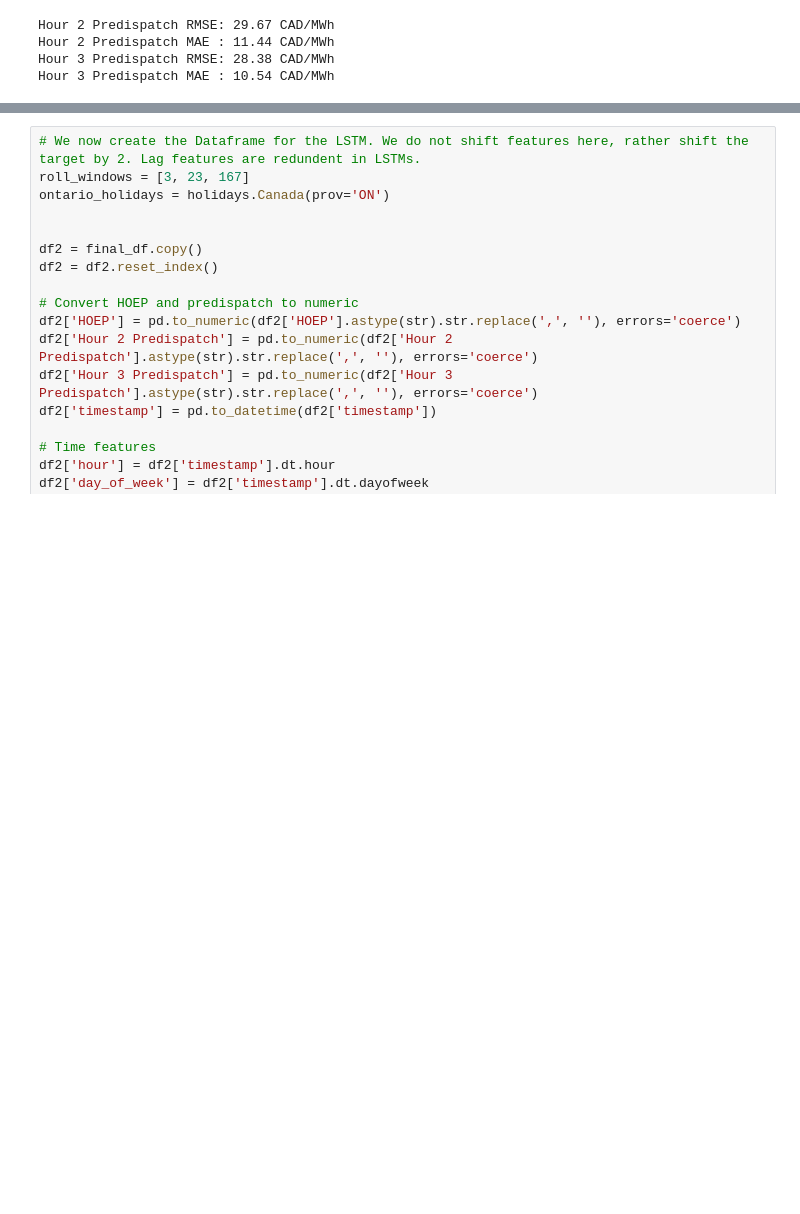
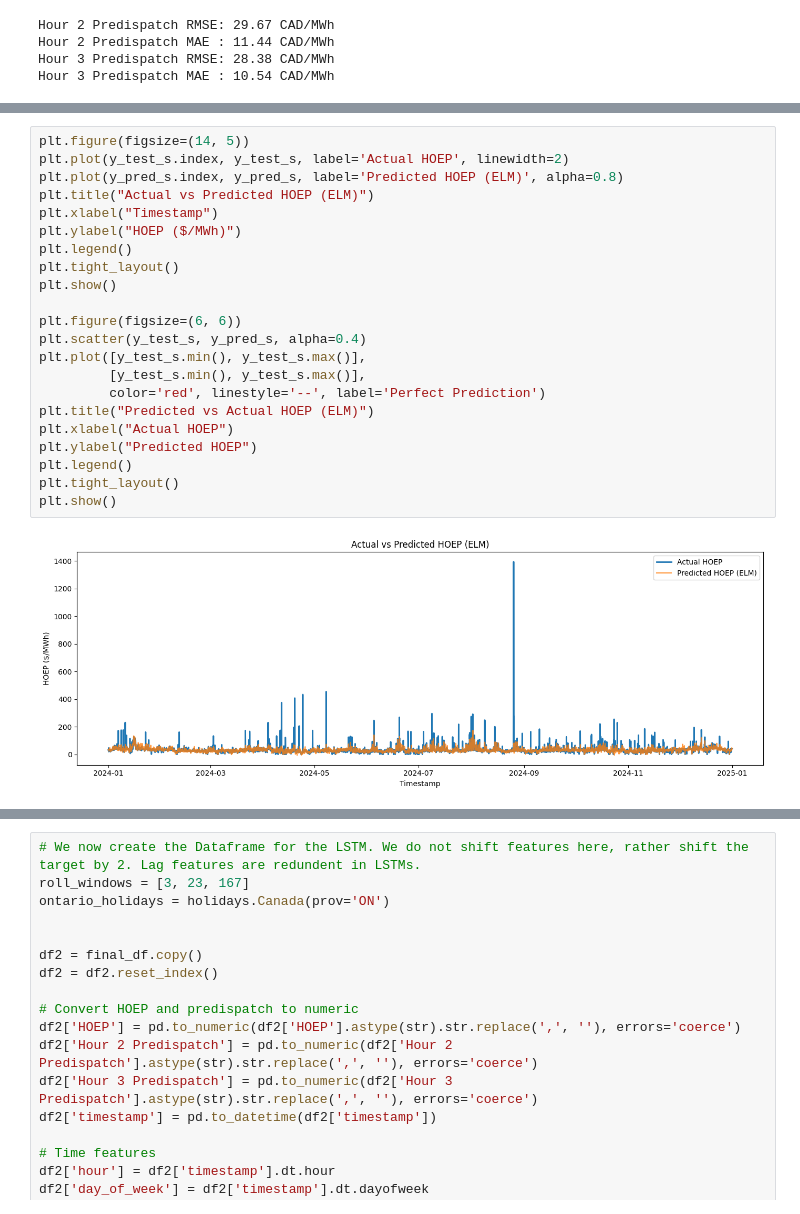
Before and after one commit to MusaE5/ontario-electricity-forecasting, a Jupyter notebook: ELM_LSTM_HOEP.ipynb, the cells around one changed output, grey strips where cells are left out. Saved outputs shown, nothing was run; the diff lists cells and outputs as text; blank space fills up the shorter version.

```diff
--- a/ELM_LSTM_HOEP.ipynb
+++ b/ELM_LSTM_HOEP.ipynb
@@ -451,0 +452,24 @@ Test R²  : 0.218
+# %%
+plt.figure(figsize=(14, 5))
+plt.plot(y_test_s.index, y_test_s, label='Actual HOEP', linewidth=2)
+plt.plot(y_pred_s.index, y_pred_s, label='Predicted HOEP (ELM)', alpha=0.8)
+plt.title("Actual vs Predicted HOEP (ELM)")
+plt.xlabel("Timestamp")
+plt.ylabel("HOEP ($/MWh)")
+plt.legend()
+plt.tight_layout()
+plt.show()
+
+plt.figure(figsize=(6, 6))
+plt.scatter(y_test_s, y_pred_s, alpha=0.4)
+plt.plot([y_test_s.min(), y_test_s.max()],
+         [y_test_s.min(), y_test_s.max()],
+         color='red', linestyle='--', label='Perfect Prediction')
+plt.title("Predicted vs Actual HOEP (ELM)")
+plt.xlabel("Actual HOEP")
+plt.ylabel("Predicted HOEP")
+plt.legend()
+plt.tight_layout()
+plt.show()
+# %% [output]
+[figure, added]
```
Also changed, not shown: parts of 4 cells of this notebook.
